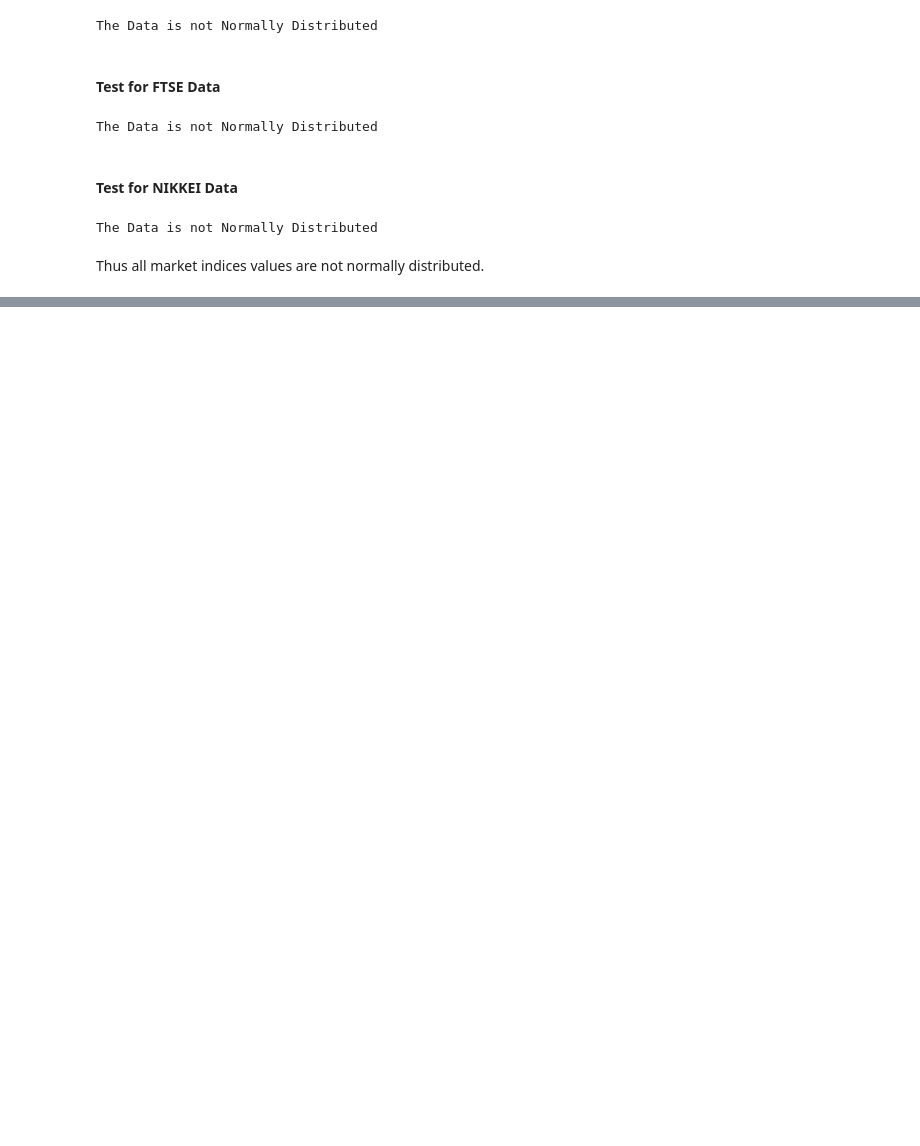
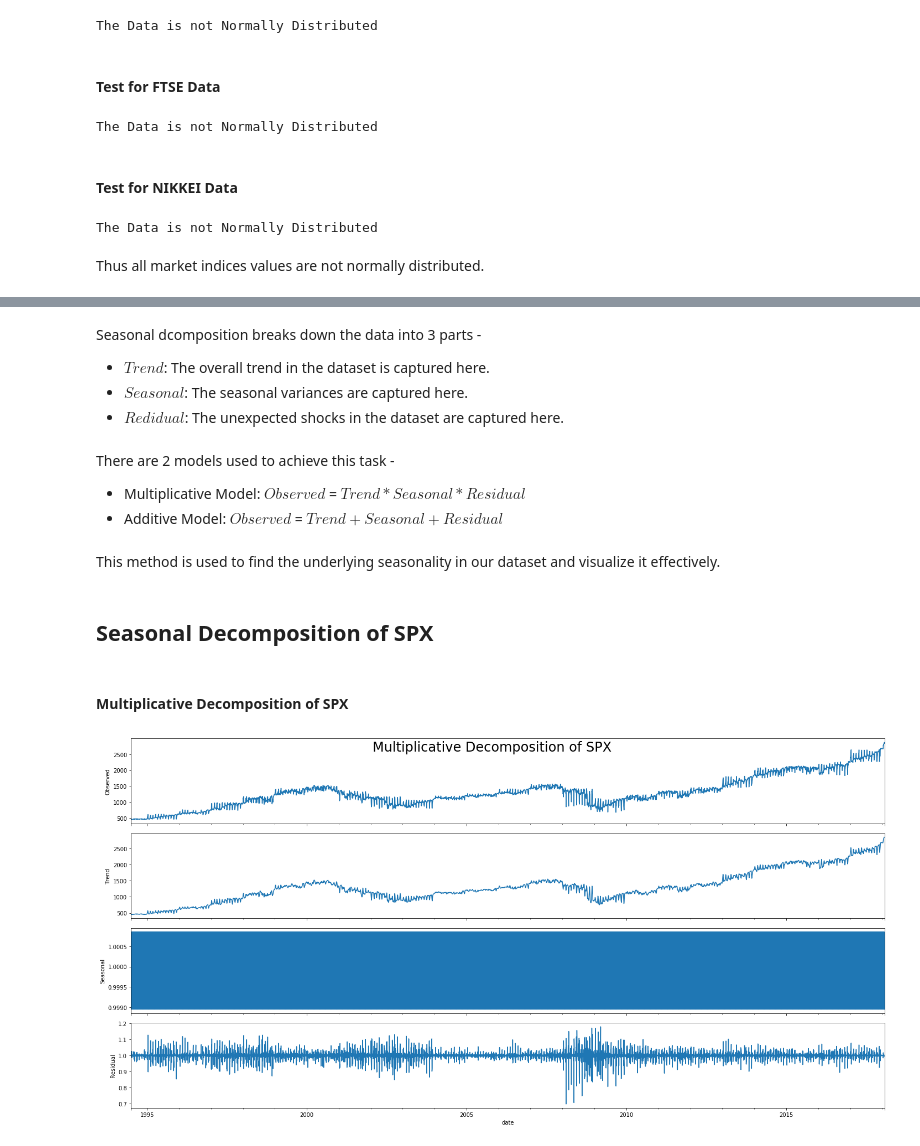
Before and after one commit to yashveersinghsohi/Analysis_of_market_indices_SARIMAX, a Jupyter notebook: Visualization.ipynb, the cells around one changed output, grey strips where cells are left out. Cells and saved outputs as stored; diff of their text form; code cells hidden in the pictures; blank space fills up the shorter version.

Commit message:
Including Seasonal Decomposition and transformed Dataset

```diff
--- a/Visualization.ipynb
+++ b/Visualization.ipynb
@@ -259,0 +263,23 @@ Thus all market indices values are not normally distributed.
+# %% [markdown]
+Seasonal dcomposition breaks down the data into 3 parts -
+- $Trend$: The overall trend in the dataset is captured here.
+- $Seasonal$: The seasonal variances are captured here.
+- $Redidual$: The unexpected shocks in the dataset are captured here.
+# %% [markdown]
+There are 2 models used to achieve this task -
+- Multiplicative Model: $Observed$ = $Trend * Seasonal * Residual$
+- Additive Model: $Observed$ = $Trend + Seasonal + Residual$
+# %% [markdown]
+This method is used to find the underlying seasonality in our dataset and visualize it effectively.
+# %% [markdown]
+## Seasonal Decomposition of SPX
+# %% [markdown]
+#### Multiplicative Decomposition of SPX
+# %%
+plt.rcParams['figure.figsize'] = 20, 10
+
+spx_dec_multiplicative = seasonal_decompose(data.spx, model = "multiplicative")
+spx_dec_multiplicative.plot().suptitle('Multiplicative Decomposition of SPX', fontsize=24)
+plt.show()
+# %% [output]
+[figure, added]
```
Also changed, not shown: parts of 20 cells of this notebook, 1 other file.
